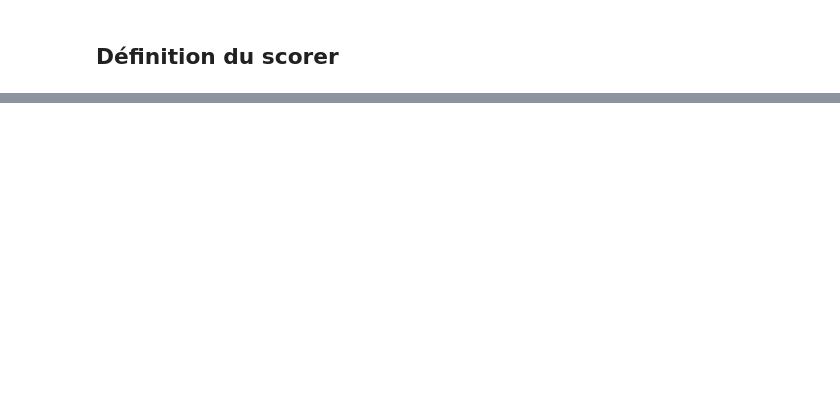
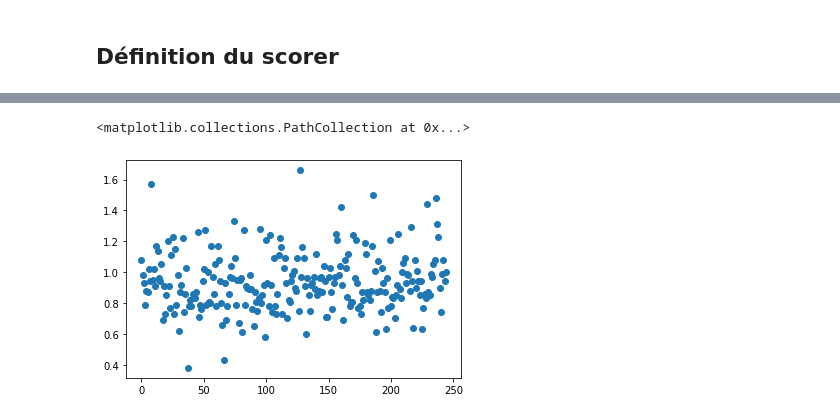
Before and after one commit to olivierpavee/nba_forecast, a Jupyter notebook: notebooks/bboinier_Data_Exploration.ipynb, the cells around one changed output, grey strips where cells are left out. Drawn from its saved outputs; the diff is of its cells as text; code cells hidden in the pictures; blank space fills up the shorter version.

```diff
--- a/notebooks/bboinier_Data_Exploration.ipynb
+++ b/notebooks/bboinier_Data_Exploration.ipynb
@@ -323,0 +535,5 @@ score_baseline
+# %%
+plt.scatter(range(len(y_off)), y_off)
+# %% [output]
+<matplotlib.collections.PathCollection at 0x...>
+[figure, added]
```
Also changed, not shown: parts of 86 cells of this notebook.
